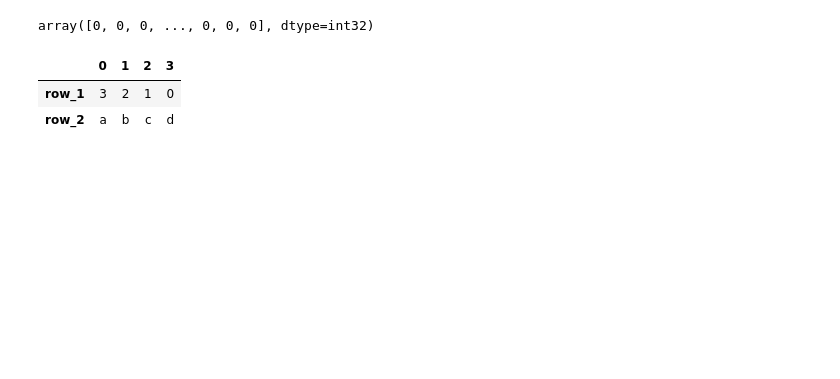
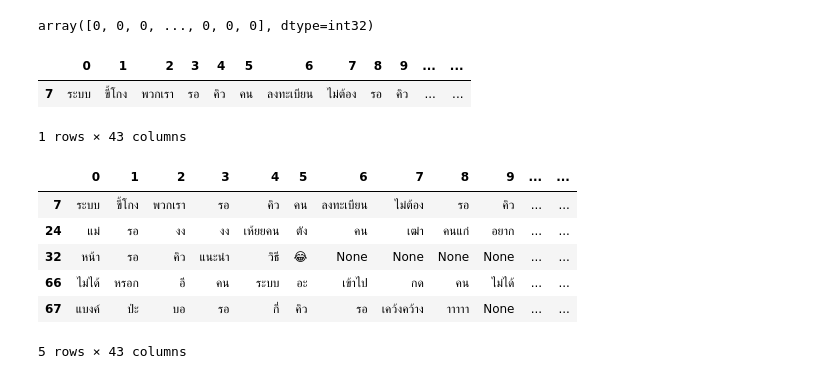
Before and after one commit to NAzT/dsc-hw-nlp-wc, a Jupyter notebook: text-classify.ipynb, the cells around one changed output. Cells and saved outputs as stored; diff of their text form; code cells hidden in the pictures; blank space fills up the shorter version.

```diff
--- a/text-classify.ipynb
+++ b/text-classify.ipynb
@@ -325,9 +251,3 @@ labels = model.wv.index2word
 pred_y
 # %% [output]
 array([0, 0, 0, ..., 0, 0, 0], dtype=int32)
-# %%
-xz
-# %% [output]
-|  | 0 | 1 | 2 | 3 |
-| row_1 | 3 | 2 | 1 | 0 |
-| row_2 | a | b | c | d |
@@ -337,3 +255,30 @@ xz
 import matplotlib.pyplot as plt # วาดรูป
 from pythainlp.tokenize import word_tokenize # ตัดคำไทย
 from wordcloud import WordCloud # สร้าง Wordcloud
+# %%
+yyyy = pd.DataFrame(tokens_list)
+
+cls = []
+cls.append(yyyy[pred_y == 0])
+cls.append(yyyy[pred_y == 1])
+cls.append(yyyy[pred_y == 2])
+cls.append(yyyy[pred_y == 3])
+
+cls[1].iloc[: 1]
+# %% [output]
+|  | 0 | 1 | 2 | 3 | 4 | 5 | 6 | 7 | 8 | 9 | ... | ... |
+| 7 | ระบบ | ขี้โกง | พวกเรา | รอ | คิว | คน | ลงทะเบียน | ไม่ต้อง | รอ | คิว | ... | ... |
+1 rows × 43 columns
+# %%
+# cls[1].iloc[: 1].dropna(axis=1).values
+
+# cls[1].head()
+(cls[1].head())
+# %% [output]
+|  | 0 | 1 | 2 | 3 | 4 | 5 | 6 | 7 | 8 | 9 | ... | ... |
+| 7 | ระบบ | ขี้โกง | พวกเรา | รอ | คิว | คน | ลงทะเบียน | ไม่ต้อง | รอ | คิว | ... | ... |
+| 24 | แม่ | รอ | งง | งง | เห้ยยคน | ตัง | คน | เฒ่า | คนแก่ | อยาก | ... | ... |
+| 32 | หน้า | รอ | คิว | แนะนำ | วิธี | 😂 | None | None | None | None | ... | ... |
+| 66 | ไม่ได้ | หรอก | อี | คน | ระบบ | อะ | เข้าไป | กด | คน | ไม่ได้ | ... | ... |
+| 67 | แบงค์ | ป่ะ | บอ | รอ | กี่ | คิว | รอ | เคว้งคว้าง | าาาาา | None | ... | ... |
+5 rows × 43 columns
```
Also changed, not shown: parts of 59 cells of this notebook.
